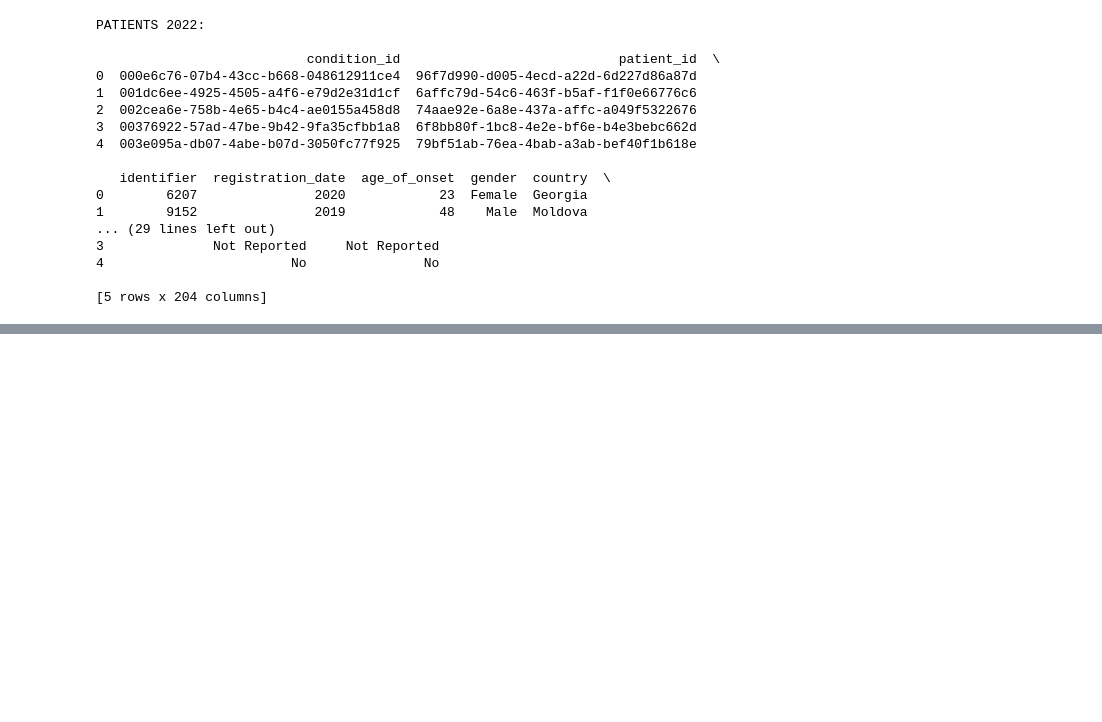
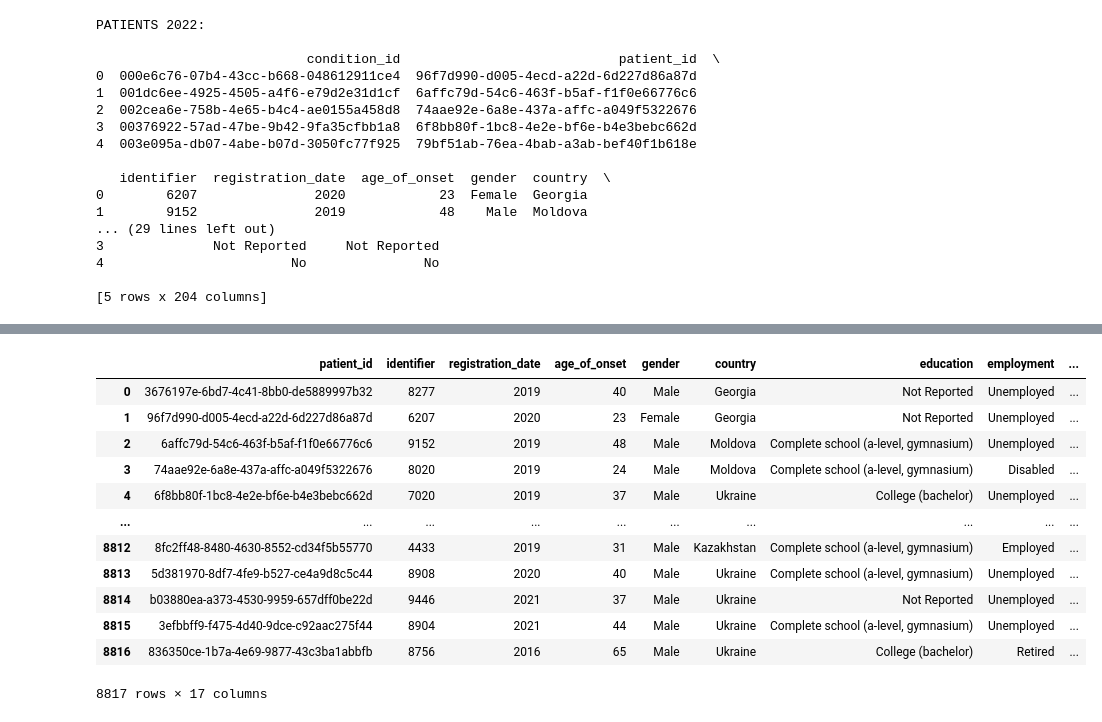
Before and after one commit to Taoheed-O/Tuberculosis_Survival_prediction, a Jupyter notebook: Data_analysis.ipynb, the cells around one changed output, grey strips where cells are left out. Saved outputs shown, nothing was run; the diff lists cells and outputs as text; code cells hidden in the pictures; blank space fills up the shorter version.

```diff
--- a/Data_analysis.ipynb
+++ b/Data_analysis.ipynb
@@ -117,0 +244,18 @@ PATIENTS 2022:
+# %%
+patients_2023_new = patients_2023_copy[patients_column_list_needed]
+
+patients_2023_new
+# %% [output]
+|  | patient_id | identifier | registration_date | age_of_onset | gender | country | education | employment | ... |
+| 0 | 3676197e-6bd7-4c41-8bb0-de5889997b32 | 8277 | 2019 | 40 | Male | Georgia | Not Reported | Unemployed | ... |
+| 1 | 96f7d990-d005-4ecd-a22d-6d227d86a87d | 6207 | 2020 | 23 | Female | Georgia | Not Reported | Unemployed | ... |
+| 2 | 6affc79d-54c6-463f-b5af-f1f0e66776c6 | 9152 | 2019 | 48 | Male | Moldova | Complete school (a-level, gymnasium) | Unemployed | ... |
+| 3 | 74aae92e-6a8e-437a-affc-a049f5322676 | 8020 | 2019 | 24 | Male | Moldova | Complete school (a-level, gymnasium) | Disabled | ... |
+| 4 | 6f8bb80f-1bc8-4e2e-bf6e-b4e3bebc662d | 7020 | 2019 | 37 | Male | Ukraine | College (bachelor) | Unemployed | ... |
+| ... | ... | ... | ... | ... | ... | ... | ... | ... | ... |
+| 8812 | 8fc2ff48-8480-4630-8552-cd34f5b55770 | 4433 | 2019 | 31 | Male | Kazakhstan | Complete school (a-level, gymnasium) | Employed | ... |
+| 8813 | 5d381970-8df7-4fe9-b527-ce4a9d8c5c44 | 8908 | 2020 | 40 | Male | Ukraine | Complete school (a-level, gymnasium) | Unemployed | ... |
+| 8814 | b03880ea-a373-4530-9959-657dff0be22d | 9446 | 2021 | 37 | Male | Ukraine | Not Reported | Unemployed | ... |
+| 8815 | 3efbbff9-f475-4d40-9dce-c92aac275f44 | 8904 | 2021 | 44 | Male | Ukraine | Complete school (a-level, gymnasium) | Unemployed | ... |
+| 8816 | 836350ce-1b7a-4e69-9877-43c3ba1abbfb | 8756 | 2016 | 65 | Male | Ukraine | College (bachelor) | Retired | ... |
+8817 rows × 17 columns
```
Also changed, not shown: parts of 8 cells of this notebook.
